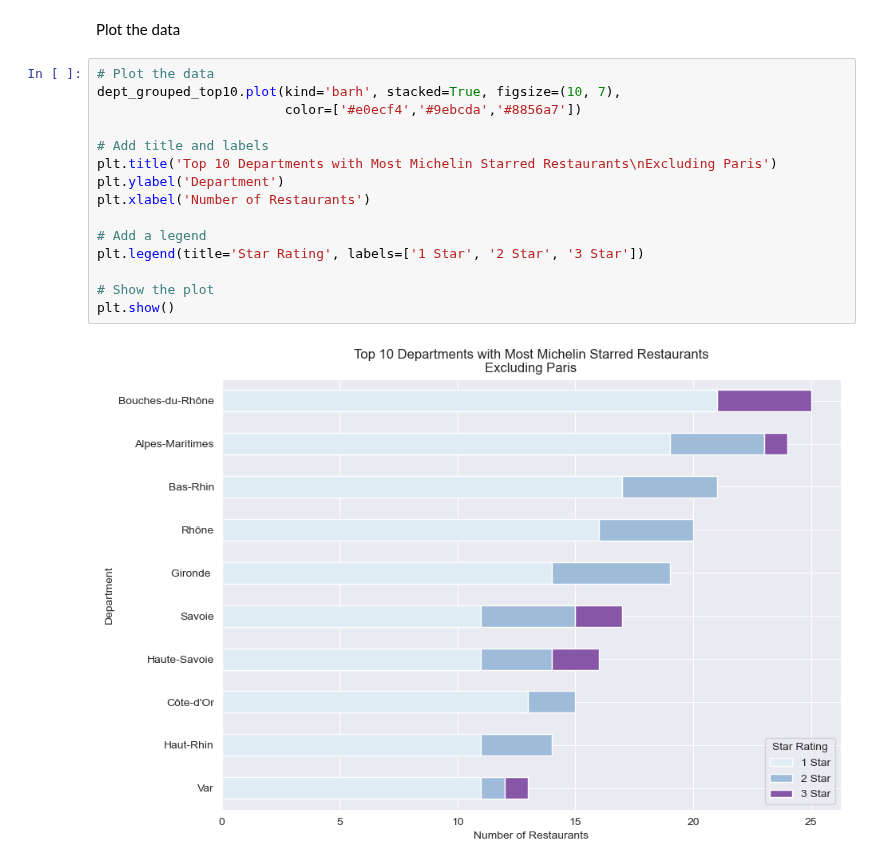
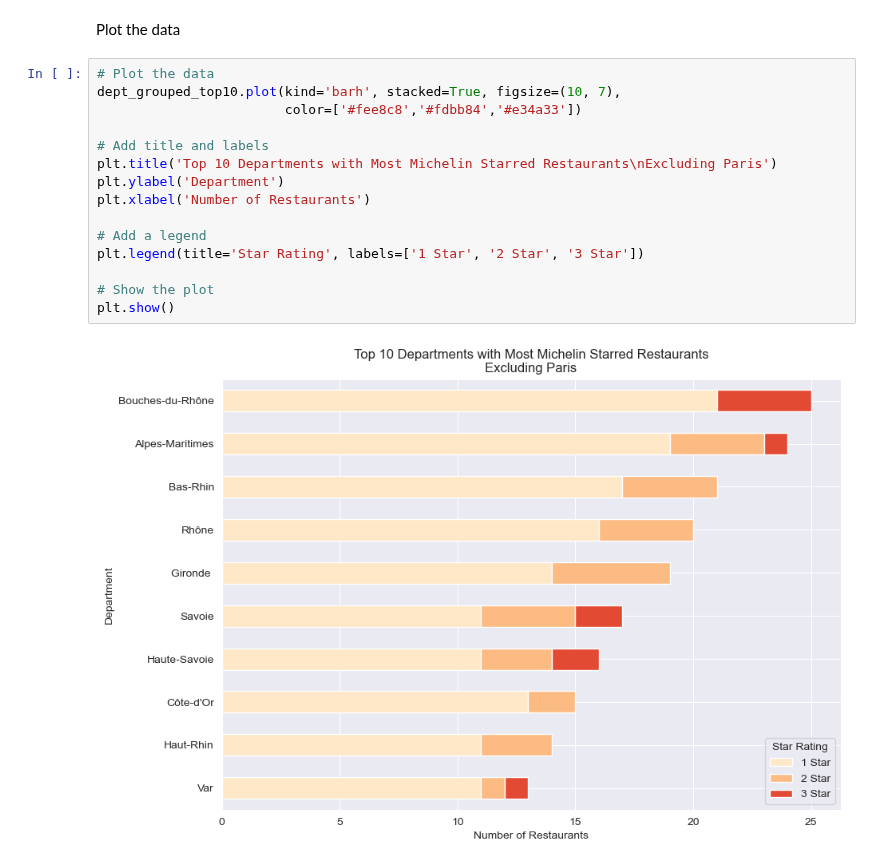
Before and after one commit to pineapple-bois/Michelin_Rated_Restaurants, a Jupyter notebook: Notebooks/France/France.ipynb, the cells around one changed output. Saved outputs shown, nothing was run; the diff lists cells and outputs as text.

Commit message:
Changed visualisation colour

```diff
--- a/Notebooks/France/France.ipynb
+++ b/Notebooks/France/France.ipynb
@@ -559,17 +559,17 @@ Plot the data
 # %%
 # Plot the data
 dept_grouped_top10.plot(kind='barh', stacked=True, figsize=(10, 7),
-                        color=['#e0ecf4','#9ebcda','#8856a7'])
+                        color=['#fee8c8','#fdbb84','#e34a33'])
 
 # Add title and labels
 plt.title('Top 10 Departments with Most Michelin Starred Restaurants\nExcluding Paris')
 plt.ylabel('Department')
 plt.xlabel('Number of Restaurants')
 
 # Add a legend
 plt.legend(title='Star Rating', labels=['1 Star', '2 Star', '3 Star'])
 
 # Show the plot
 plt.show()
 # %% [output]
-[figure, old version]
+[figure, new version]
```
Also changed, not shown: parts of 3 cells of this notebook.
